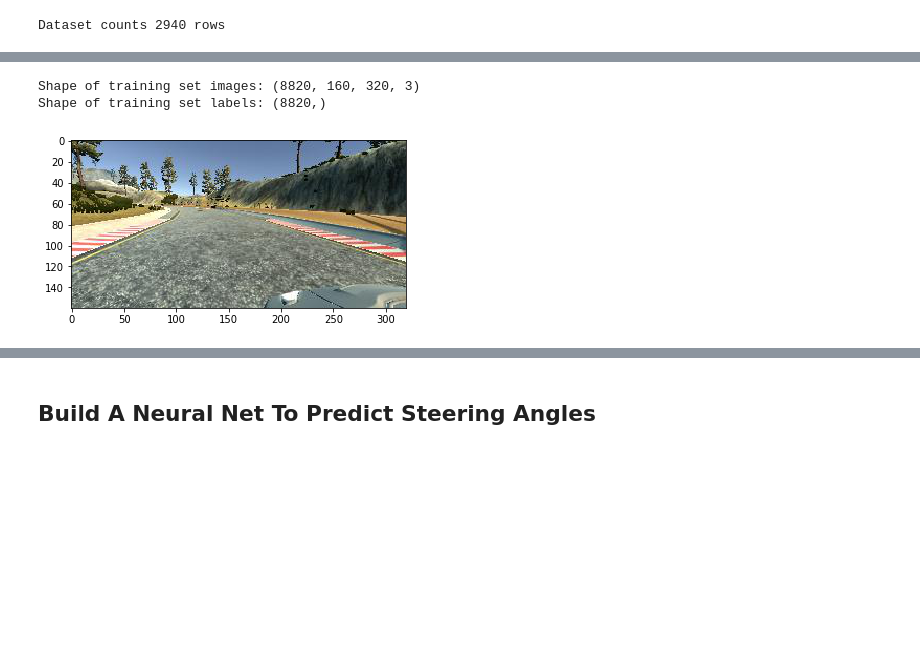
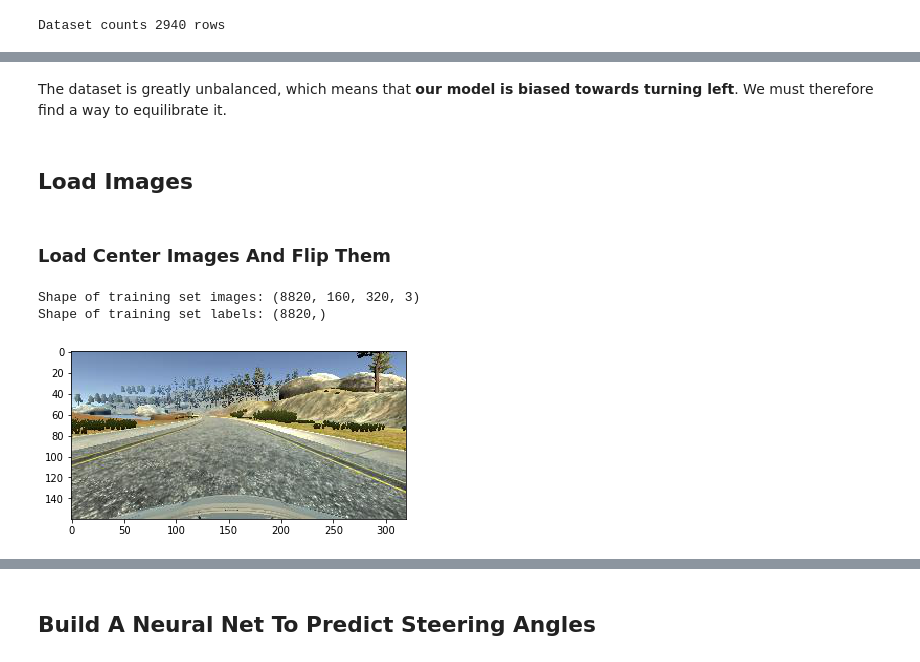
Before and after one commit to Bilalkhanten/CarND-Behavioral-Cloning-P3, a Jupyter notebook: Behavioural_Driving.ipynb, the cells around one changed output, grey strips where cells are left out. Saved outputs shown, nothing was run; the diff lists cells and outputs as text; code cells hidden in the pictures; blank space fills up the shorter version.

```diff
--- a/Behavioural_Driving.ipynb
+++ b/Behavioural_Driving.ipynb
@@ -41,4 +64,12 @@ Dataset counts 2940 rows
+# %% [markdown]
+The dataset is greatly unbalanced, which means that **our model is biased towards turning left**. We must therefore find a way to equilibrate it.
+# %% [markdown]
+## Load Images
 # %%
 def read_img(img_name, path):
     img_path = "{0}/{1}".format(path, img_name)
-    return cv2.imread(img_path)
+    img = cv2.imread(img_path)
+    # Converting image to RGB
+    return cv2.cvtColor(img, cv2.COLOR_BGR2RGB)
+# %% [markdown]
+### Load Center Images And Flip Them
@@ -46,12 +79,15 @@ def read_img(img_name, path):
 # Let's import all our images and steering angles
 X_train = np.zeros((img_count * 3, 160, 320, 3), dtype=np.uint8)
 y_train = np.zeros((img_count * 3), dtype=np.float32)
+
 for index, row in data_csv.iterrows():
     start_indx = index * 3
-    for (i,pos) in enumerate(["Center","Left", "Right"]):
-        img = read_img(row[pos].split("/")[-1], img_path)
+    for (i,pos) in enumerate([("Center", 0), ("Left", 0.15), ("Right", -0.15)]):
+        pos_lb = pos[0]
+        pos_angle_correction = pos[1]
+        img = read_img(row[pos_lb].split("/")[-1], img_path)
         X_train[start_indx + i] = img
-        y_train[start_indx + i] = row["Steering Angle"]
+        y_train[start_indx + i] = row["Steering Angle"] + pos_angle_correction
     #center_img_path = "{0}/{1}".format(img_path,row["Center"].split("/")[-1])
     #print(center_img_path)
     # OpenCV returns Height x Width x RGB
@@ -65,7 +101,7 @@ Shape of training set images: (8820, 160, 320, 3)
 Shape of training set labels: (8820,)
 # %%
 # Let's visualise an image
-plt.imshow(cv2.cvtColor(X_train[100], cv2.COLOR_BGR2RGB), cmap=None)
+plt.imshow(X_train[345], cmap=None)
 plt.show()
 # %% [output]
-[figure, old version]
+[figure, new version]
```
Also changed, not shown: parts of 16 cells of this notebook, 2 other files.
